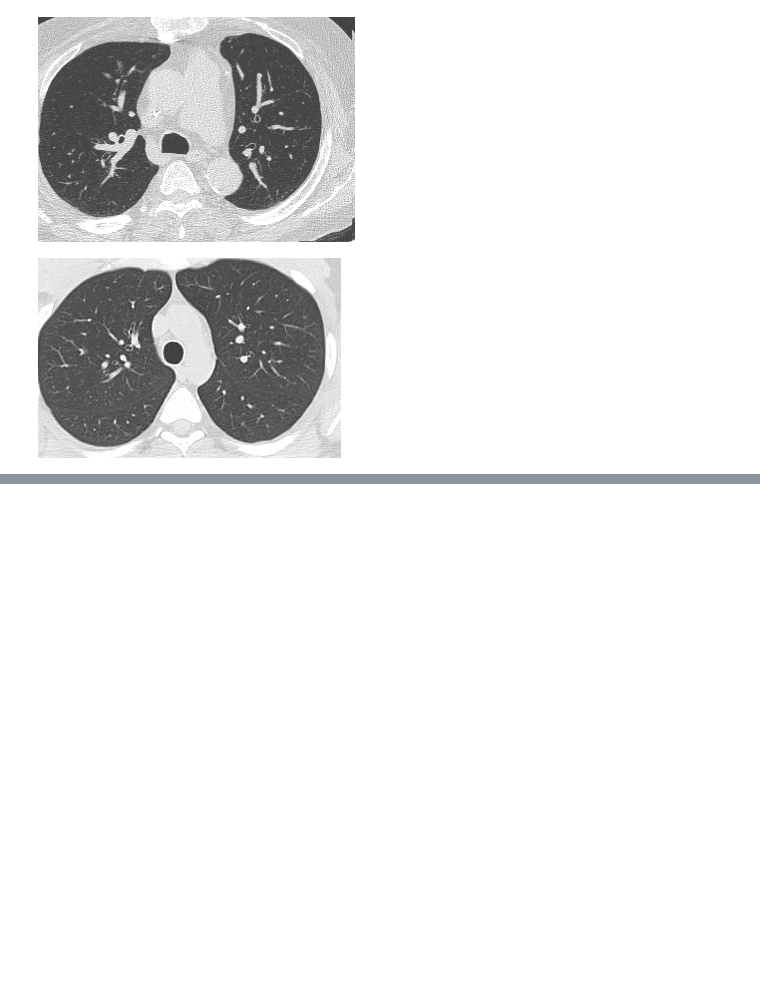
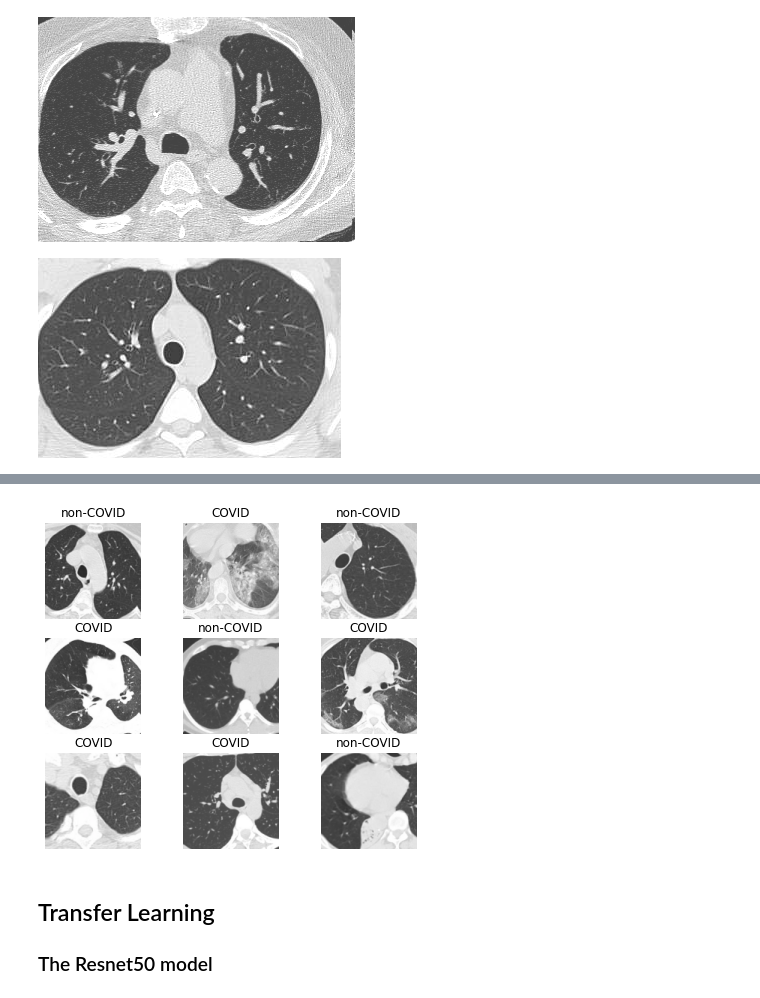
Before and after one commit to Mohamed-Khalil67/Project_MLP_DLP_Gender, a Jupyter notebook: SARS_COVID.ipynb, the cells around one changed output, grey strips where cells are left out. Saved outputs shown, nothing was run; the diff lists cells and outputs as text; code cells hidden in the pictures; blank space fills up the shorter version.

```diff
--- a/SARS_COVID.ipynb
+++ b/SARS_COVID.ipynb
@@ -43,0 +54,16 @@ img2
+# %%
+def get_dls(bs,size):
+    dblock = DataBlock(blocks=(ImageBlock, CategoryBlock),
+                       get_items=get_image_files,
+                       get_y=parent_label,
+                       splitter=RandomSplitter(valid_pct=0.2, seed=42),
+                       item_tfms=Resize(460),
+                       #presizing is done
+                       #earlier size was 224 without progressive resizing but now including progressive resizing
+                       batch_tfms=[*aug_transforms(size=size,min_scale=0.75),
+                       Normalize.from_stats(*imagenet_stats)])
+    return dblock.dataloaders(path,bs=bs)
+# %%
+dls=get_dls(128,128)
+#without progressive resizing
+#training data loader for using progressive resizing currently not using it
@@ -43,0 +77,8 @@ img2
+# %%
+dls.show_batch(nrows=3, figsize=(7,6))
+# %% [output]
+[figure, added]
+# %% [markdown]
+## Transfer Learning
+
+### The Resnet50 model
```
Also changed, not shown: parts of 22 cells of this notebook.
